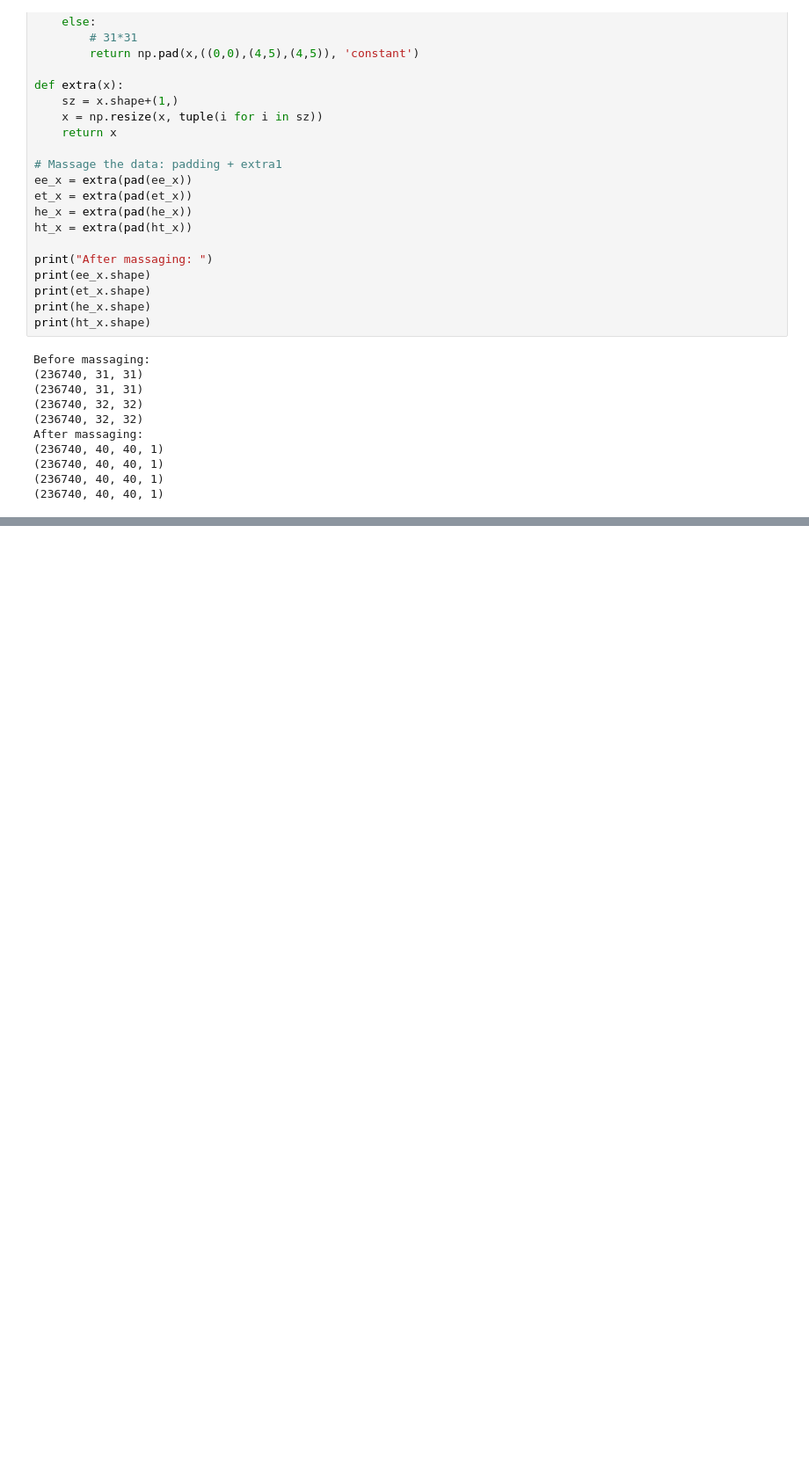
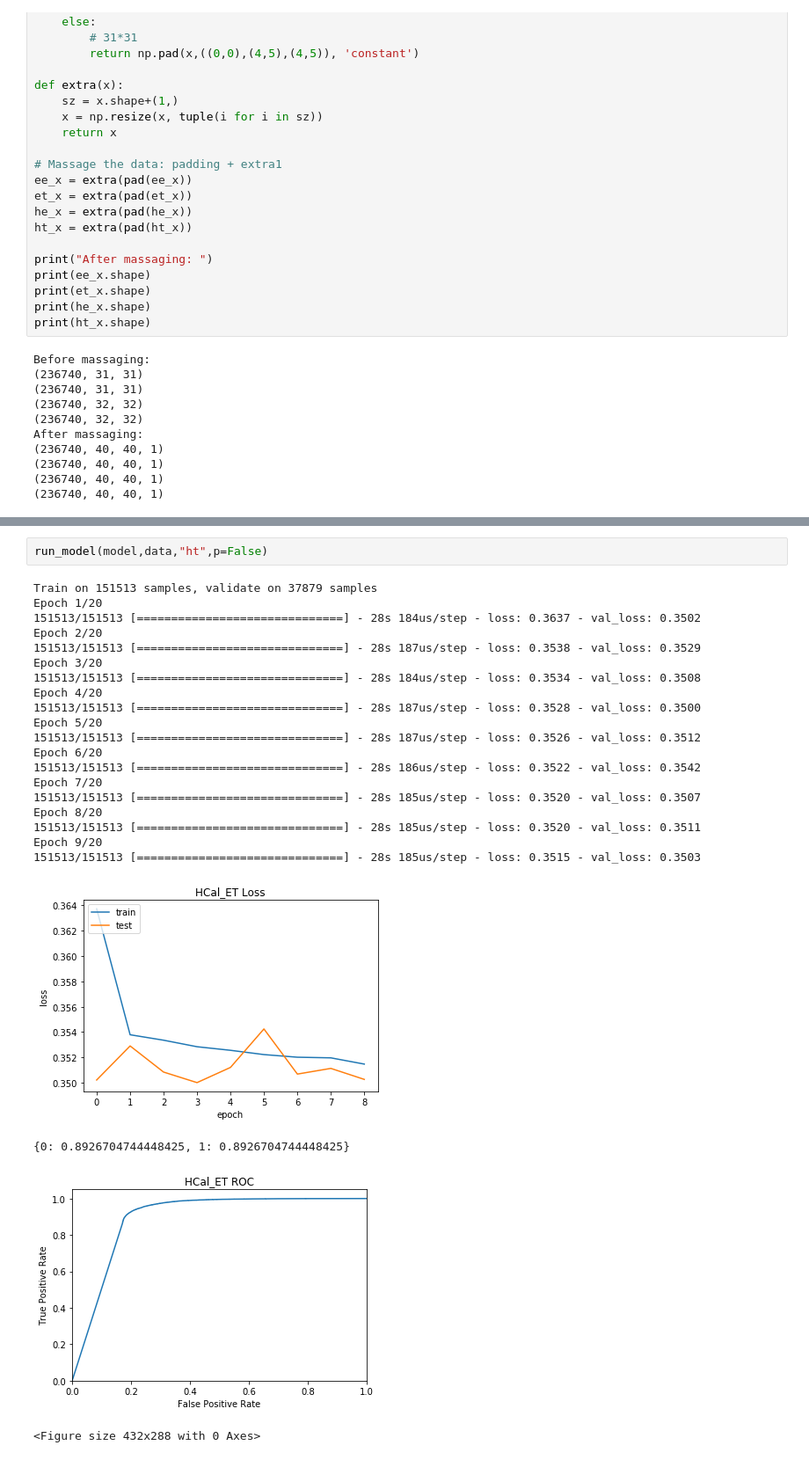
Before and after one commit to TDHTTTT/EID, a Jupyter notebook: train/base_cnn.ipynb, the cells around one changed output, grey strips where cells are left out. Shown at 88% size. Drawn from its saved outputs; the diff is of its cells as text; blank space fills up the shorter version.

```diff
--- a/train/base_cnn.ipynb
+++ b/train/base_cnn.ipynb
@@ -344,0 +360,26 @@ plot_al(history_ht,'loss', 'ECal_E')
+# %%
+run_model(model,data,"ht",p=False)
+# %% [output]
+Train on 151513 samples, validate on 37879 samples
+Epoch 1/20
+151513/151513 [==============================] - 28s 184us/step - loss: 0.3637 - val_loss: 0.3502
+Epoch 2/20
+151513/151513 [==============================] - 28s 187us/step - loss: 0.3538 - val_loss: 0.3529
+Epoch 3/20
+151513/151513 [==============================] - 28s 184us/step - loss: 0.3534 - val_loss: 0.3508
+Epoch 4/20
+151513/151513 [==============================] - 28s 187us/step - loss: 0.3528 - val_loss: 0.3500
+Epoch 5/20
+151513/151513 [==============================] - 28s 187us/step - loss: 0.3526 - val_loss: 0.3512
+Epoch 6/20
+151513/151513 [==============================] - 28s 186us/step - loss: 0.3522 - val_loss: 0.3542
+Epoch 7/20
+151513/151513 [==============================] - 28s 185us/step - loss: 0.3520 - val_loss: 0.3507
+Epoch 8/20
+151513/151513 [==============================] - 28s 185us/step - loss: 0.3520 - val_loss: 0.3511
+Epoch 9/20
+151513/151513 [==============================] - 28s 185us/step - loss: 0.3515 - val_loss: 0.3503
+[figure, added]
+{0: 0.8926704744448425, 1: 0.8926704744448425}
+[figure, added]
+<Figure size 432x288 with 0 Axes>
```
Also changed, not shown: parts of 21 cells of this notebook.
